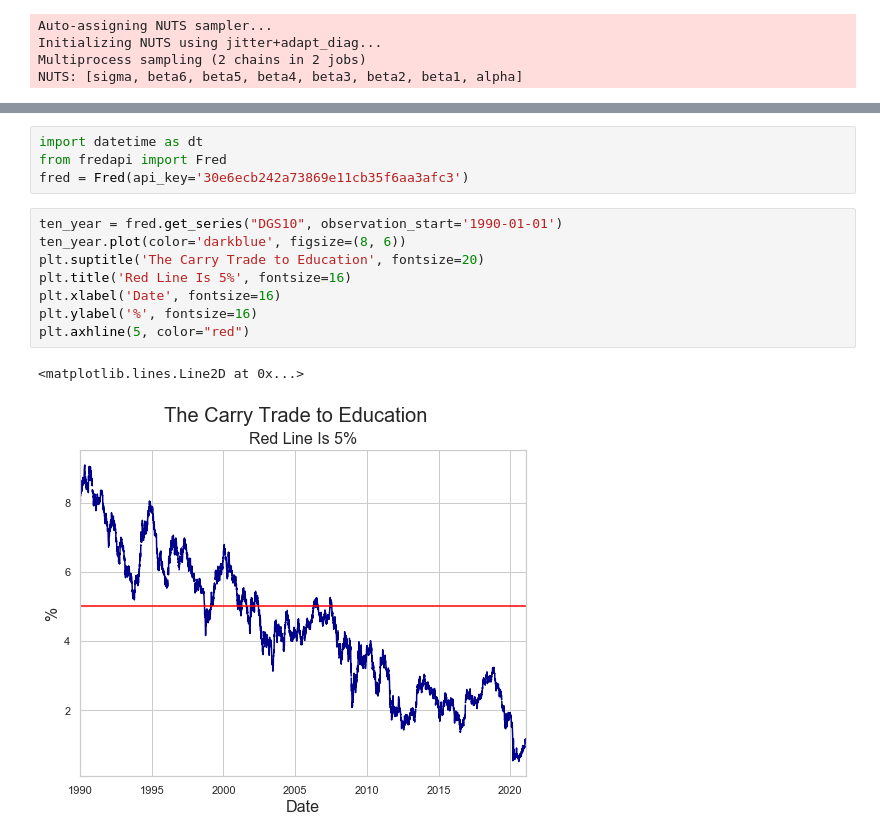
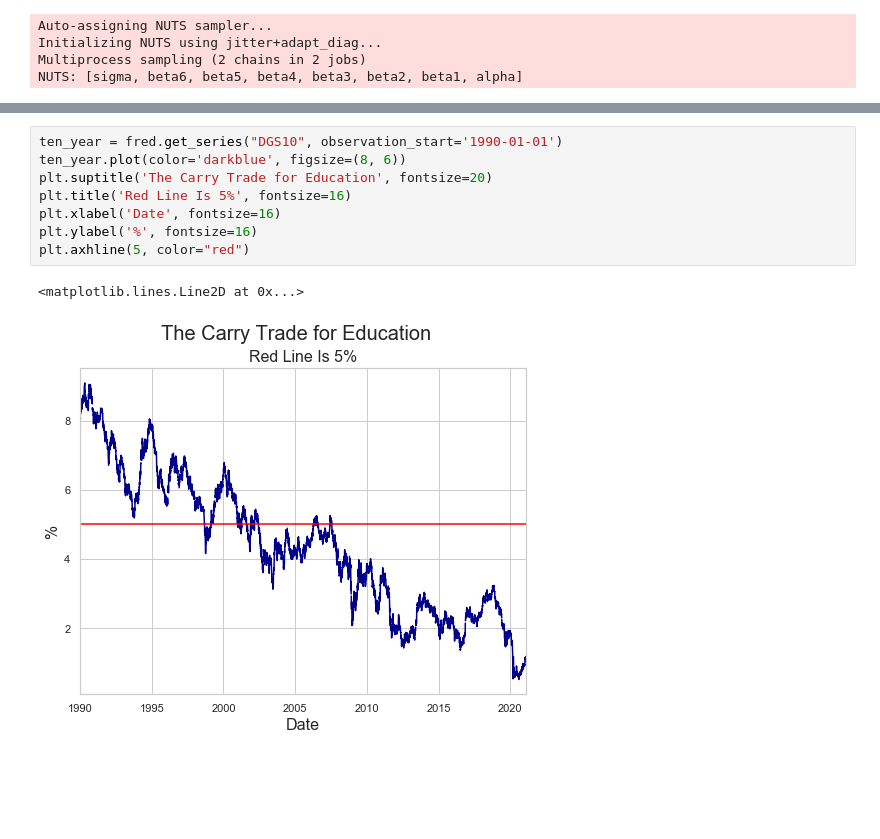
Before and after one commit to thsavage/Public-Presentations, a Jupyter notebook: WEB Du Bois Presentation.ipynb, the cells around one changed output, grey strips where cells are left out. Saved outputs shown, nothing was run; the diff lists cells and outputs as text; blank space fills up the shorter version.

```diff
--- a/WEB Du Bois Presentation.ipynb
+++ b/WEB Du Bois Presentation.ipynb
@@ -73,15 +73,11 @@ The probability that returns to schooling exceed 0.05 is 0.463171
-# %%
-import datetime as dt
-from fredapi import Fred
-fred = Fred(api_key='30e6ecb242a73869e11cb35f6aa3afc3')
 # %%
 ten_year = fred.get_series("DGS10", observation_start='1990-01-01')
 ten_year.plot(color='darkblue', figsize=(8, 6))
-plt.suptitle('The Carry Trade to Education', fontsize=20)
+plt.suptitle('The Carry Trade for Education', fontsize=20)
 plt.title('Red Line Is 5%', fontsize=16)
 plt.xlabel('Date', fontsize=16)
 plt.ylabel('%', fontsize=16)
 plt.axhline(5, color="red")
 # %% [output]
 <matplotlib.lines.Line2D at 0x...>
-[figure, old version]
+[figure, new version]
```
Also changed, not shown: parts of 2 cells of this notebook.
